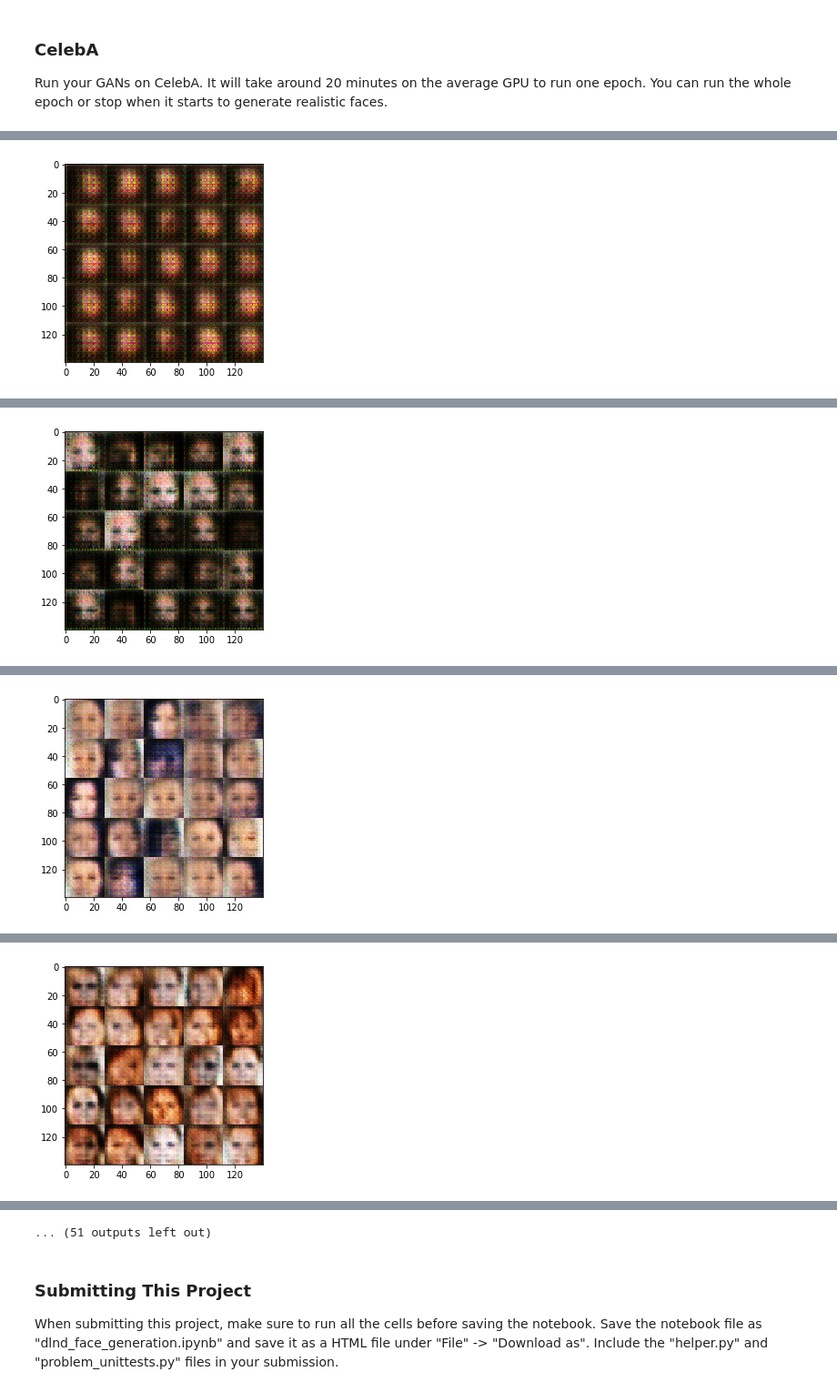
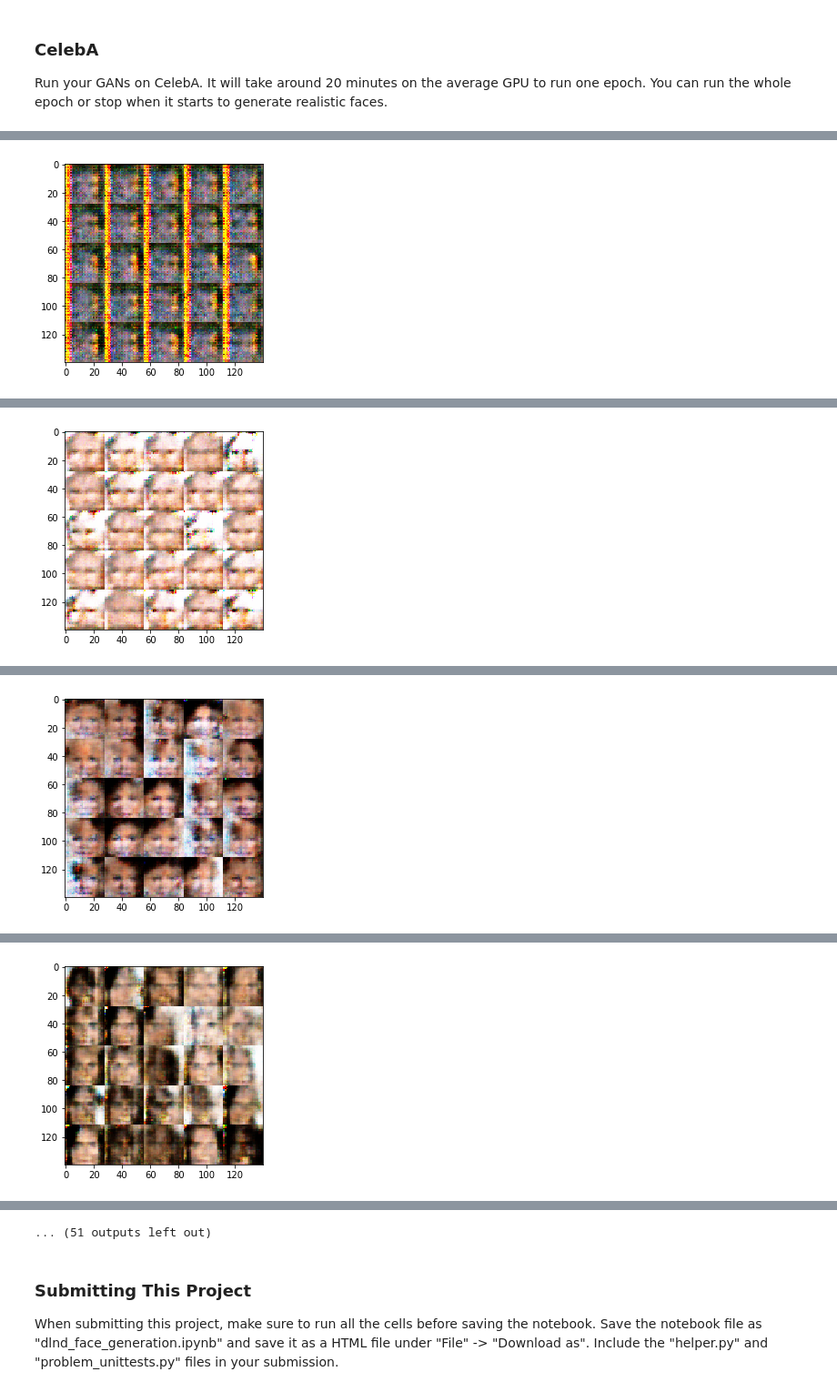
Before and after one commit to Hyperparticle/deep-learning-nanodegree, a Jupyter notebook: face_generation/dlnd_face_generation.ipynb, the cells around one changed output, grey strips where cells are left out. Shown at 91% size. Saved outputs shown, nothing was run; the diff lists cells and outputs as text; code cells hidden in the pictures.

```diff
--- a/face_generation/dlnd_face_generation.ipynb
+++ b/face_generation/dlnd_face_generation.ipynb
@@ -130,6 +130,10 @@ tests.test_model_inputs(model_inputs)
 # %% [output]
 Tests Passed
 # %%
+alpha = 0.2
+d_dropout = 0.9
+g_dropout = 0.5
+
 def leaky_relu(x, alpha):
     """
     A Leaky Rectified Linear Unit
@@ -151,25 +155,36 @@ def discriminator(images, reuse=False):
     """
     with tf.variable_scope('discriminator', reuse=reuse):
         # Layer 0: 28x28x3 -> 14x14x64
-        layer0 = tf.layers.conv2d(images, 64, 5, strides=2, padding='same')
+        layer0 = tf.layers.conv2d(
+            images, 64, 5, strides=2, padding='same',
+            kernel_initializer=tf.contrib.layers.xavier_initializer()
+        )
         layer0 = leaky_relu(layer0, alpha)
+        layer0 = tf.nn.dropout(layer0, d_dropout)
 
         # Layer 1: 14x14x64 -> 7x7x128
-        layer1 = tf.layers.conv2d(layer0, 128, 5, strides=2, padding='same')
+        layer1 = tf.layers.conv2d(
+            layer0, 128, 5, strides=2, padding='same',
+            kernel_initializer=tf.contrib.layers.xavier_initializer()
+        )
         layer1 = tf.layers.batch_normalization(layer1, training=True)
         layer1 = leaky_relu(layer1, alpha)
+        layer1 = tf.nn.dropout(layer1, d_dropout)
 
         # Layer 2: 4x4x256
-        layer2 = tf.layers.conv2d(layer1, 256, 5, strides=2, padding='same')
+        layer2 = tf.layers.conv2d(
+            layer1, 256, 5, strides=2, padding='same',
+            kernel_initializer=tf.contrib.layers.xavier_initializer()
+        )
         layer2 = tf.layers.batch_normalization(layer2, training=True)
         layer2 = leaky_relu(layer2, alpha)
+        layer2 = tf.nn.dropout(layer2, d_dropout)
 
         # Fully connected logits: 4x4x256 -> 4*4*256
         logits = tf.reshape(layer2, [-1, 4*4*256])
         logits = tf.contrib.layers.fully_connected(
             logits, 1, activation_fn=None,
-            weights_initializer=tf.truncated_normal_initializer(mean=0.0, stddev=0.01),
-            biases_initializer=tf.zeros_initializer()
+            weights_initializer=tf.truncated_normal_initializer(mean=0.0, stddev=0.01)
         )
 
         output = tf.sigmoid(logits)
@@ -251,14 +286,19 @@ def model_loss(input_real, input_z, out_channel_dim):
     d_output_real, d_logits_real = discriminator(input_real, reuse=False)
     d_output_fake, d_logits_fake = discriminator(g_output, reuse=True)
 
+    # Use label smoothing, see https://github.com/soumith/ganhacks#6-use-soft-and-noisy-labels
+    labels_real = tf.random_uniform(tf.shape(d_output_real), minval=0.9, maxval=1)
+    labels_fake = tf.random_uniform(tf.shape(d_output_fake), minval=0, maxval=0.3)
+
     # For a real image, discriminator loss is deviation from an output of 1 (true)
+
     d_loss_real = tf.reduce_mean(tf.nn.sigmoid_cross_entropy_with_logits(
-        logits=d_logits_real, labels=tf.ones_like(d_output_real)
+        logits=d_logits_real, labels=labels_real
     ))
 
     # For a fake image, discriminator loss is deviation from an output of 0 (false)
     d_loss_fake = tf.reduce_mean(tf.nn.sigmoid_cross_entropy_with_logits(
-        logits=d_logits_fake, labels=tf.zeros_like(d_output_fake)
+        logits=d_logits_fake, labels=labels_fake
     ))
 
     # Total discriminator loss is the sum of the real and fake image losses
@@ -386,7 +426,10 @@ def train(epoch_count, batch_size, z_dim, learning_rate, beta1, get_batches, dat
                 batch_z = np.random.uniform(-1, 1, size=(batch_size, z_dim))
 
                 # Optimize weights and biases
+                # Run g_opt twice, see https://github.com/carpedm20/DCGAN-tensorflow
                 sess.run(d_opt, feed_dict={input_z: batch_z, input_real: batch_images, lr: learning_rate})
+
+                sess.run(g_opt, feed_dict={input_z: batch_z, input_real: batch_images, lr: learning_rate})
                 sess.run(g_opt, feed_dict={input_z: batch_z, input_real: batch_images, lr: learning_rate})
 
                 if steps % print_every == 0:
@@ -496,7 +476,10 @@ batch_size = 64
 z_dim = 100
 learning_rate = 0.0002
 beta1 = 0.5
+
 alpha = 0.2
+d_dropout = 0.9
+g_dropout = 0.5
 
 """
 DON'T MODIFY ANYTHING IN THIS CELL THAT IS BELOW THIS LINE
@@ -521 +504 @@ Epoch 1/1... Discriminator Loss: 0.6134... Generator Loss: 1.1757
-[figure, old version]
+[figure, new version]
@@ -532 +515 @@ Epoch 1/1... Discriminator Loss: 0.6578... Generator Loss: 1.2493
-[figure, old version]
+[figure, new version]
@@ -543 +526 @@ Epoch 1/1... Discriminator Loss: 0.7426... Generator Loss: 1.3167
-[figure, old version]
+[figure, new version]
@@ -554 +537 @@ Epoch 1/1... Discriminator Loss: 1.3692... Generator Loss: 0.7604
-[figure, old version]
+[figure, new version]
```
Also changed, not shown: parts of 3 cells of this notebook.
